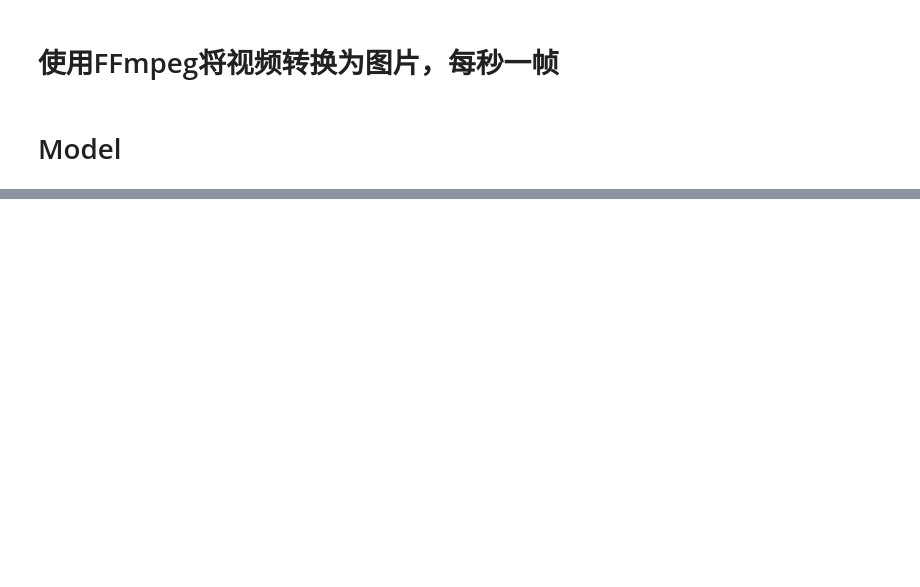
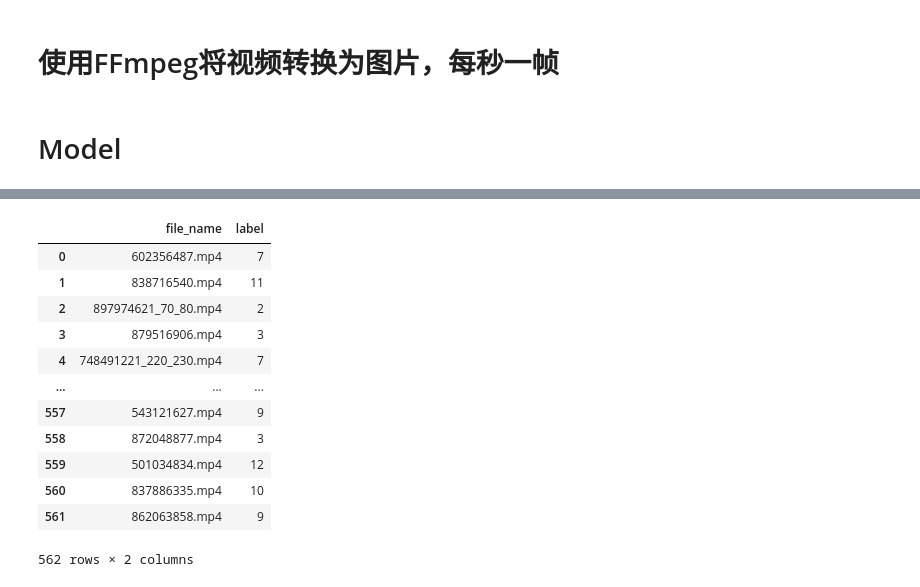
Before and after one commit to GDistories/DSAA5002_Final_Exam, a Jupyter notebook: Q3/Q3_Code/Q3.ipynb, the cells around one changed output, grey strips where cells are left out. Drawn from its saved outputs; the diff is of its cells as text; code cells hidden in the pictures; blank space fills up the shorter version.

```diff
--- a/Q3/Q3_Code/Q3.ipynb
+++ b/Q3/Q3_Code/Q3.ipynb
@@ -57,0 +113,18 @@ process_videos_with_ffmpeg(test_videos_path, output_folder_test)
+# %%
+from tensorflow.keras.models import Sequential
+from tensorflow.keras.layers import Conv3D, MaxPooling3D, Flatten, Dense, Dropout
+
+def build_model(num_classes):
+    model = Sequential()
+    model.add(Conv3D(32, kernel_size=(3, 3, 3), activation='relu', input_shape=(20, 64, 64, 3)))
+    model.add(MaxPooling3D(pool_size=(2, 2, 2)))
+    model.add(Conv3D(64, kernel_size=(3, 3, 3), activation='relu'))
+    model.add(MaxPooling3D(pool_size=(2, 2, 2)))
+    model.add(Flatten())
+    model.add(Dense(128, activation='relu'))
+    model.add(Dropout(0.5))
+    model.add(Dense(num_classes, activation='softmax'))
+    return model
+
+model = build_model(num_classes=y.shape[1])
+model.compile(loss='categorical_crossentropy', optimizer='adam', metrics=['accuracy'])
@@ -57,0 +193,4 @@ process_videos_with_ffmpeg(test_videos_path, output_folder_test)
+# %%
+# 使用训练好的模型进行预测
+predictions = model.predict(X_test)
+predicted_labels = np.argmax(predictions, axis=1)
@@ -57,0 +199,27 @@ process_videos_with_ffmpeg(test_videos_path, output_folder_test)
+# %%
+
+# 获取测试视频的文件名
+test_video_names = [folder for folder in os.listdir(test_key_frames_path) if os.path.isdir(os.path.join(test_key_frames_path, folder))]
+
+# 创建包含文件名和预测标签的 DataFrame
+results_df = pd.DataFrame({
+    'file_name': [name + '.mp4' for name in test_video_names],
+    'label': predicted_labels
+})
+
+
+results_df
+# %% [output]
+|  | file_name | label |
+| 0 | 602356487.mp4 | 7 |
+| 1 | 838716540.mp4 | 11 |
+| 2 | 897974621_70_80.mp4 | 2 |
+| 3 | 879516906.mp4 | 3 |
+| 4 | 748491221_220_230.mp4 | 7 |
+| ... | ... | ... |
+| 557 | 543121627.mp4 | 9 |
+| 558 | 872048877.mp4 | 3 |
+| 559 | 501034834.mp4 | 12 |
+| 560 | 837886335.mp4 | 10 |
+| 561 | 862063858.mp4 | 9 |
+562 rows × 2 columns
```
Also changed, not shown: parts of 13 cells of this notebook.
